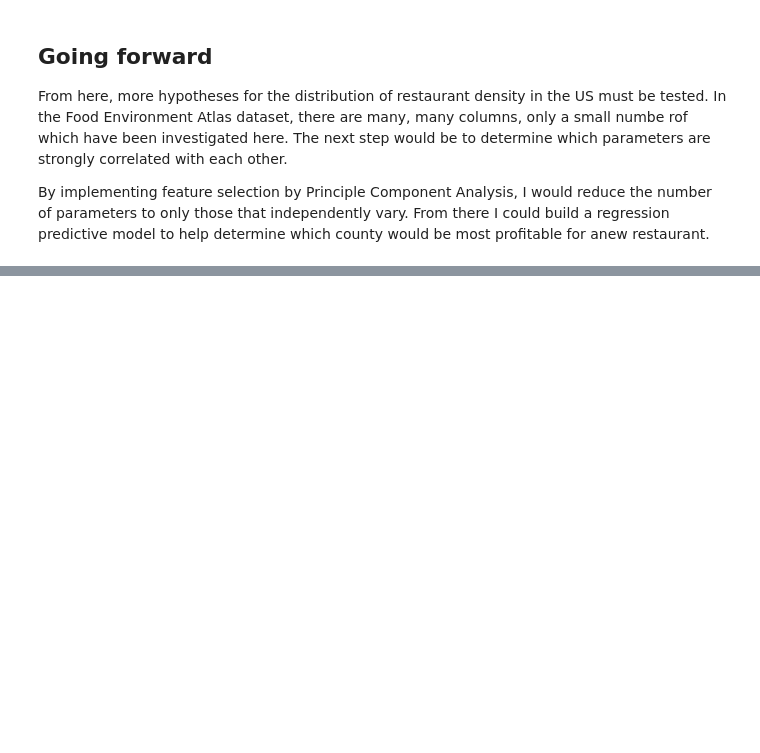
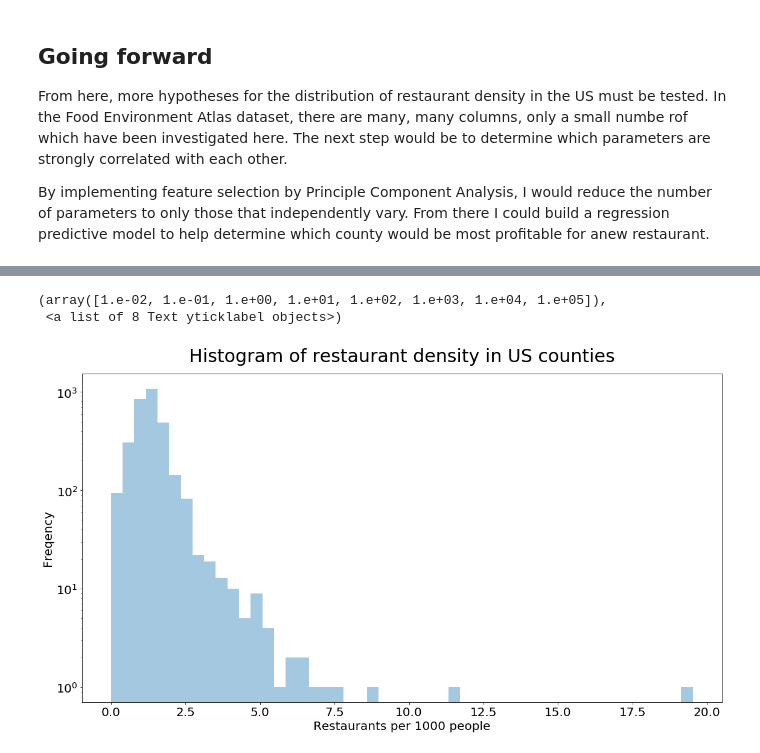
Before and after one commit to Mallcock1/TDI2020-challenge-section1, a Jupyter notebook: TDI project proposal.ipynb, the cells around one changed output, grey strips where cells are left out. Saved outputs shown, nothing was run; the diff lists cells and outputs as text; code cells hidden in the pictures; blank space fills up the shorter version.

```diff
--- a/TDI project proposal.ipynb
+++ b/TDI project proposal.ipynb
@@ -265,0 +289,15 @@ By implementing feature selection by Principle Component Analysis, I would reduc
+# %%
+plt.figure(figsize=(19,10))
+g = sns.distplot(df_FEA_prs['tot_per_1000pop14'], kde=False)
+g.set_yscale("log")
+g.set_ylabel("Freqency", fontsize=20)
+g.set_xlabel("Restaurants per 1000 people", fontsize=20)
+g.set_title("Histogram of restaurant density in US counties", fontsize=30, pad=20)
+
+# Set axis ticks fontsize
+plt.xticks(fontsize=20)
+plt.yticks(fontsize=20)
+# %% [output]
+(array([1.e-02, 1.e-01, 1.e+00, 1.e+01, 1.e+02, 1.e+03, 1.e+04, 1.e+05]),
+ <a list of 8 Text yticklabel objects>)
+[figure, added]
```
Also changed, not shown: parts of 9 cells of this notebook, 1 other file.
